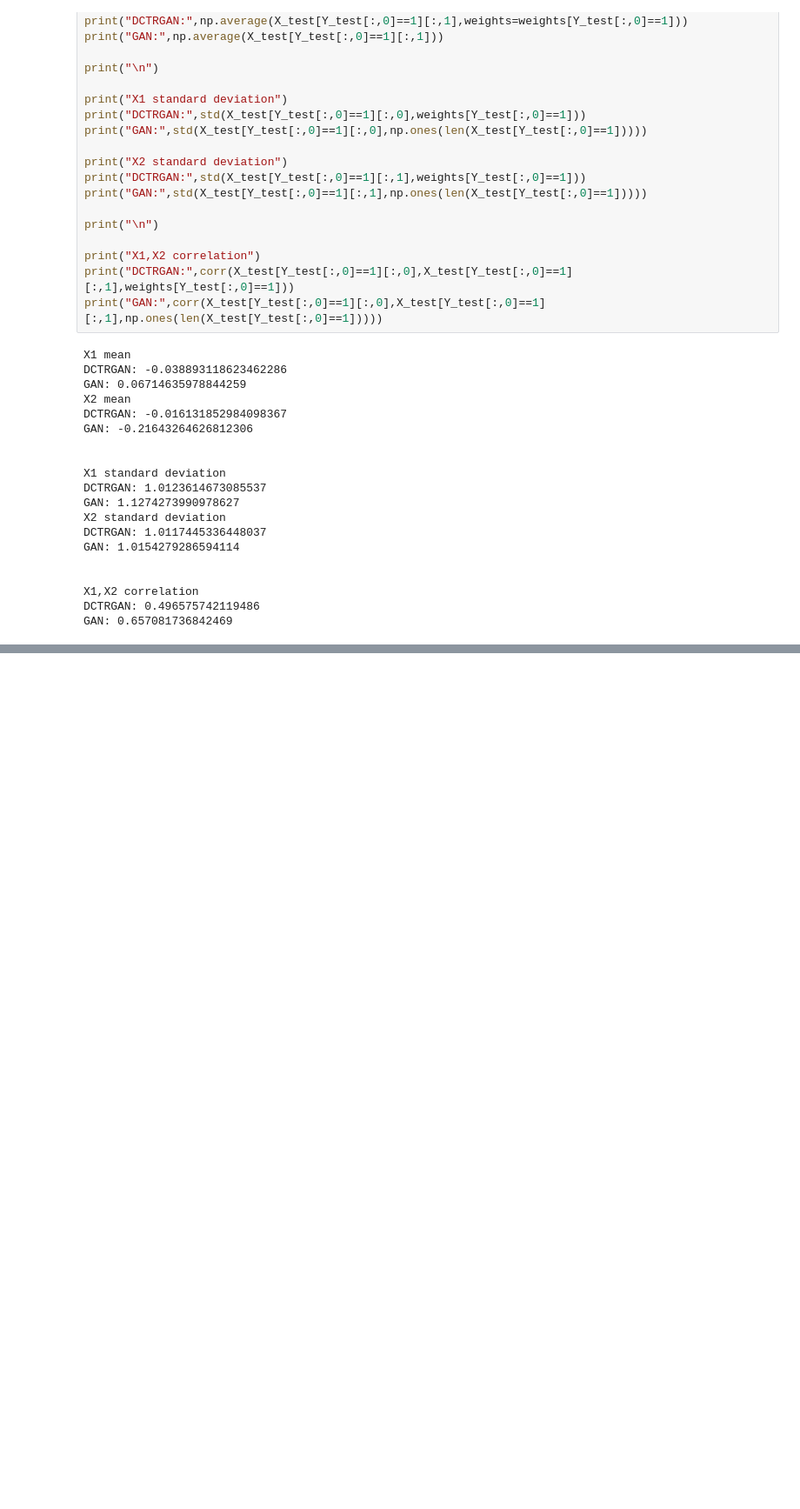
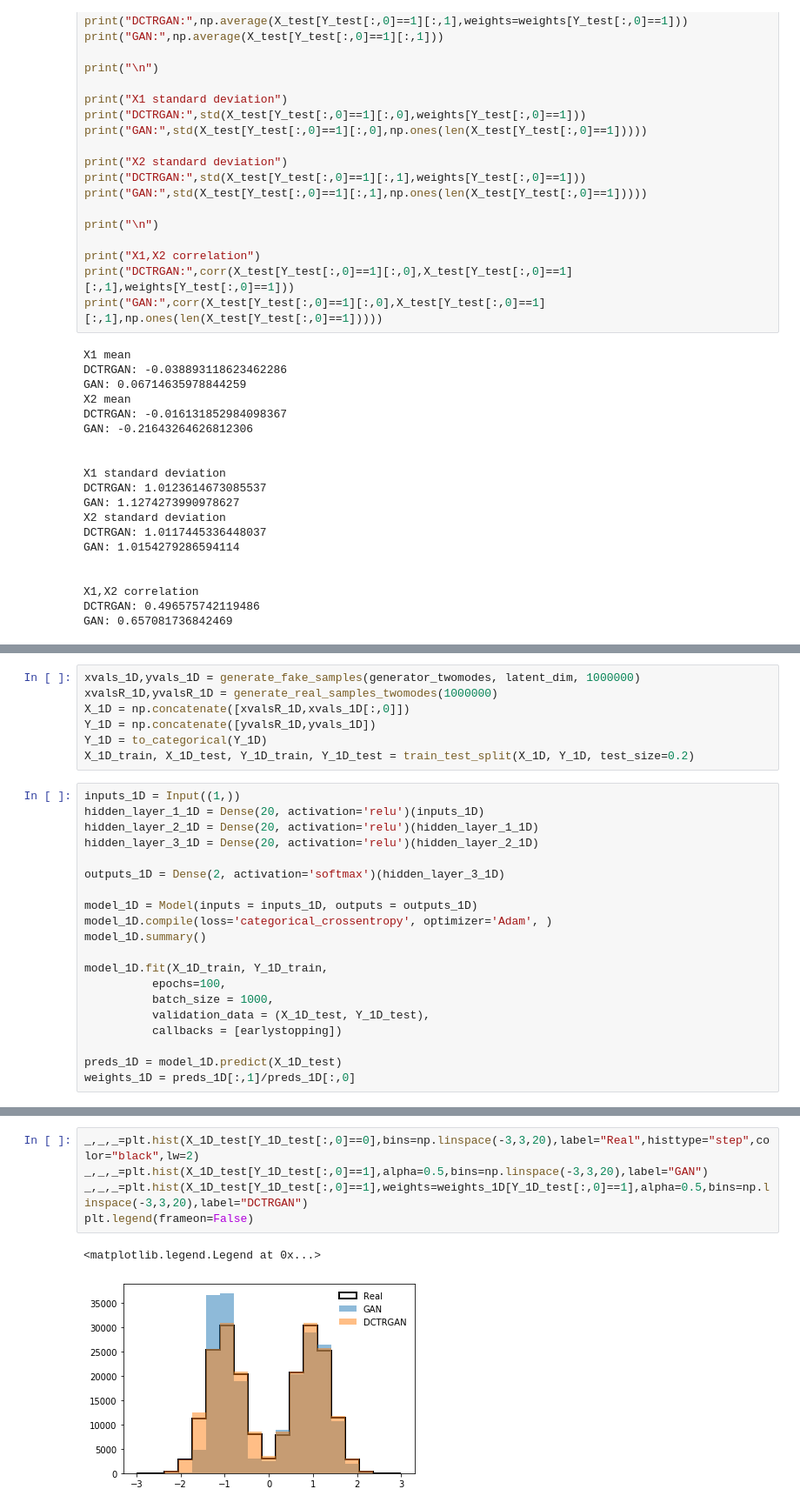
Before and after one commit to bnachman/DCTRGAN, a Jupyter notebook: DCTRGAN.ipynb, the cells around one changed output, grey strips where cells are left out. Shown at 87% size. Drawn from its saved outputs; the diff is of its cells as text; blank space fills up the shorter version.

```diff
--- a/DCTRGAN.ipynb
+++ b/DCTRGAN.ipynb
@@ -332,0 +407,27 @@ GAN: 0.657081736842469
+# %%
+xvals_1D,yvals_1D = generate_fake_samples(generator_twomodes, latent_dim, 1000000)
+xvalsR_1D,yvalsR_1D = generate_real_samples_twomodes(1000000)
+X_1D = np.concatenate([xvalsR_1D,xvals_1D[:,0]])
+Y_1D = np.concatenate([yvalsR_1D,yvals_1D])
+Y_1D = to_categorical(Y_1D)
+X_1D_train, X_1D_test, Y_1D_train, Y_1D_test = train_test_split(X_1D, Y_1D, test_size=0.2)
+# %%
+inputs_1D = Input((1,))
+hidden_layer_1_1D = Dense(20, activation='relu')(inputs_1D)
+hidden_layer_2_1D = Dense(20, activation='relu')(hidden_layer_1_1D)
+hidden_layer_3_1D = Dense(20, activation='relu')(hidden_layer_2_1D)
+
+outputs_1D = Dense(2, activation='softmax')(hidden_layer_3_1D)
+
+model_1D = Model(inputs = inputs_1D, outputs = outputs_1D)
+model_1D.compile(loss='categorical_crossentropy', optimizer='Adam', )
+model_1D.summary()
+
+model_1D.fit(X_1D_train, Y_1D_train,
+          epochs=100,
+          batch_size = 1000,
+          validation_data = (X_1D_test, Y_1D_test),
+          callbacks = [earlystopping])
+
+preds_1D = model_1D.predict(X_1D_test)
+weights_1D = preds_1D[:,1]/preds_1D[:,0]
@@ -332,0 +452,8 @@ GAN: 0.657081736842469
+# %%
+_,_,_=plt.hist(X_1D_test[Y_1D_test[:,0]==0],bins=np.linspace(-3,3,20),label="Real",histtype="step",color="black",lw=2)
+_,_,_=plt.hist(X_1D_test[Y_1D_test[:,0]==1],alpha=0.5,bins=np.linspace(-3,3,20),label="GAN")
+_,_,_=plt.hist(X_1D_test[Y_1D_test[:,0]==1],weights=weights_1D[Y_1D_test[:,0]==1],alpha=0.5,bins=np.linspace(-3,3,20),label="DCTRGAN")
+plt.legend(frameon=False)
+# %% [output]
+<matplotlib.legend.Legend at 0x...>
+[figure, added]
```
Also changed, not shown: parts of 28 cells of this notebook.
